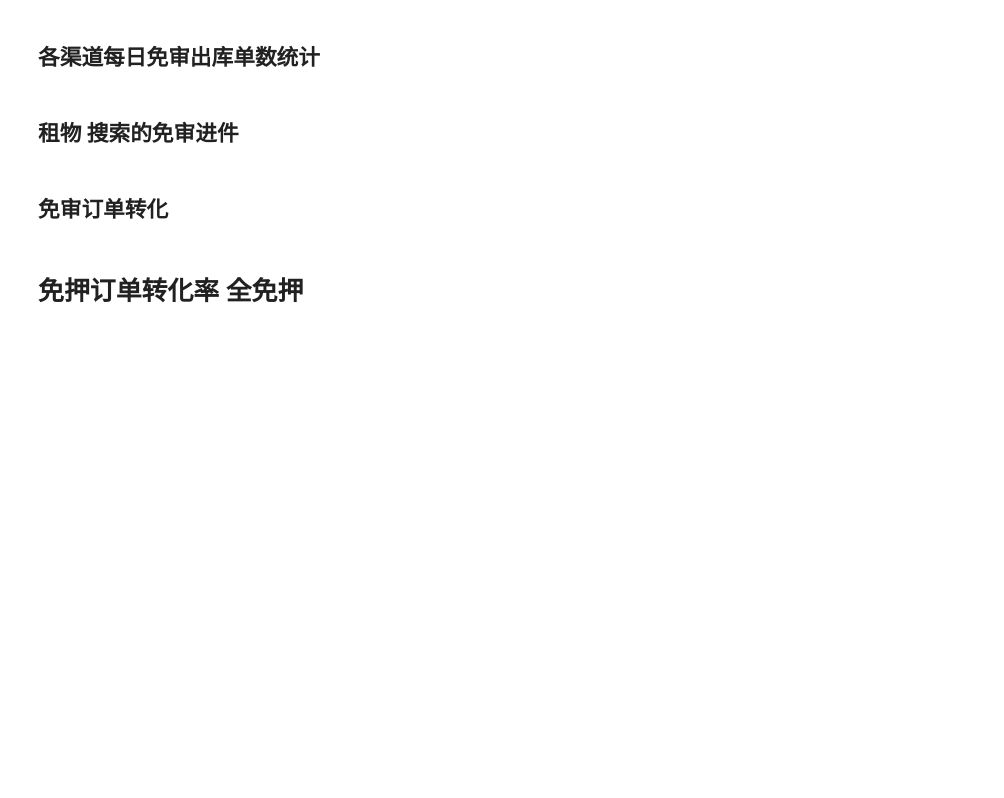
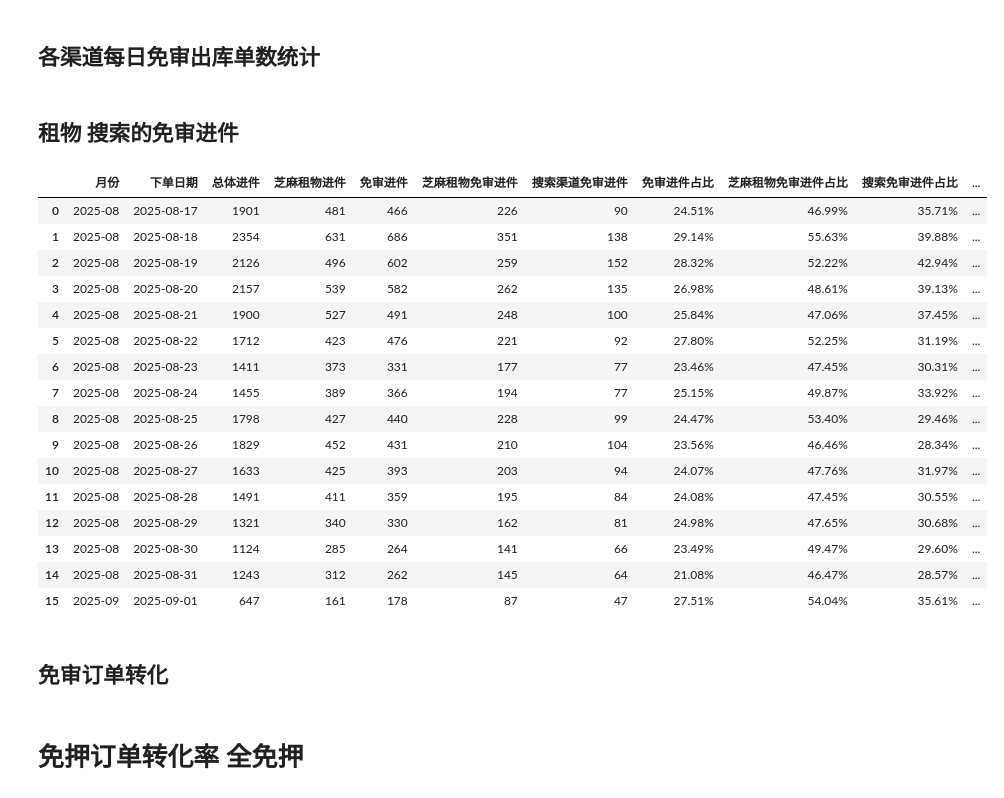
Before and after one commit to 1-2-3-ylc/data_analys, a Jupyter notebook: Daily_Tasks/日报数据-自动版.ipynb, the cells around one changed output. Drawn from its saved outputs; the diff is of its cells as text; code cells hidden in the pictures; blank space fills up the shorter version.

```diff
--- a/Daily_Tasks/日报数据-自动版.ipynb
+++ b/Daily_Tasks/日报数据-自动版.ipynb
@@ -755,34 +874,52 @@ df_ms_new = dfms_jj.copy()
 df_ms_new.insert(0, '月份', df_ms_new['下单日期'].astype(str).str.split('-').str[0]+'-'+df_ms_new['下单日期'].astype(str).str.split('-').str[1])
 df_ms_new.insert(2, '总体进件', df_all_new['进件数'])
 df_ms_new.insert(3, '芝麻租物进件', df_zm_group_new['进件数'])
 df_ms_new.insert(4, '免审进件', df_ms_group_new['进件数'])
 df_ms_new.loc[:, '免审进件占比'] = df_ms_new['免审进件'] / df_ms_new['总体进件']
 df_ms_new.loc[:, '免审进件占比'] = df_ms_new['免审进件占比'].apply(lambda x: format(x, '.2%'))
 df_ms_new.loc[:, '芝麻租物免审进件占比'] = df_ms_new['芝麻租物免审进件'] / df_ms_new['芝麻租物进件']
 df_ms_new.loc[:, '芝麻租物免审进件占比'] = df_ms_new['芝麻租物免审进件占比'].apply(lambda x: format(x, '.2%'))
 df_ms_new.loc[:, '搜索免审进件占比'] = df_ms_new['搜索渠道免审进件'] / df_ss_group_new['进件数']
 df_ms_new.loc[:, '搜索免审进件占比'] = df_ms_new['搜索免审进件占比'].apply(lambda x: format(x, '.2%'))
 df_ms_new.loc[:, '总体出库'] = df_all_new['出库（按下单时间）']
 df_ms_new.loc[:, '芝麻租物出库'] = df_zm_group_new['出库（按下单时间）']
 df_ms_new.loc[:, '免审出库'] = df_ms_group_new['出库']
 df_ms_new2 = pd.concat([df_ms_new, dfdfck_ck], axis=1)
 # df_ms_new2
 df_ms_new2.loc[:, '免审转化率'] = df_ms_new2['免审出库'] / df_ms_new2['免审进件']
 df_ms_new2.loc[:, '免审转化率'] = df_ms_new2['免审转化率'].apply(lambda x: format(x, '.2%'))
 df_ms_new2.loc[:, '免审出库占比'] = df_ms_new2['免审出库'] / df_ms_new2['总体出库']
 df_ms_new2.loc[:, '免审出库占比'] = df_ms_new2['免审出库占比'].apply(lambda x: format(x, '.2%'))
 df_ms_new2.loc[:, '芝麻租物免审出库占比'] = df_ms_new2['芝麻租物免审出库'] / df_ms_new2['芝麻租物出库']
 df_ms_new2.loc[:, '芝麻租物免审出库占比'] = df_ms_new2['芝麻租物免审出库占比'].apply(lambda x: format(x, '.2%'))
 df_ms_new2.loc[:, '搜索免审出库占比'] = df_ms_new2['搜索免审出库'] / df_ss_group_new['出库（按下单时间）']
 df_ms_new2.loc[:, '搜索免审出库占比'] = df_ms_new2['搜索免审出库占比'].apply(lambda x: format(x, '.2%'))
 df_ms_new2.loc[:, '机审通过'] = df_all_new['机审通过件']
 df_ms_new2.loc[:, '非免审进件'] = df_ms_new2['机审通过'] - df_ms_new2['免审进件']
 df_ms_new2.loc[:, '非免审出库'] = df_ms_new2['总体出库'] - df_ms_new2['免审出库']
 df_ms_new2.loc[:, '非免审转化率'] = df_ms_new2['非免审出库'] / df_ms_new2['非免审进件']
 df_ms_new2.loc[:, '非免审转化率'] = df_ms_new2['非免审转化率'].apply(lambda x: format(x, '.2%'))
 df_ms_new3 = pd.concat([df_ms_new2, df_ms_group_new], axis=1)
 # df_ms_new3.set_index('月份')
-# df_ms_new3
+df_ms_new3
+# %% [output]
+|  | 月份 | 下单日期 | 总体进件 | 芝麻租物进件 | 免审进件 | 芝麻租物免审进件 | 搜索渠道免审进件 | 免审进件占比 | 芝麻租物免审进件占比 | 搜索免审进件占比 | ... |
+| 0 | 2025-08 | 2025-08-17 | 1901 | 481 | 466 | 226 | 90 | 24.51% | 46.99% | 35.71% | ... |
+| 1 | 2025-08 | 2025-08-18 | 2354 | 631 | 686 | 351 | 138 | 29.14% | 55.63% | 39.88% | ... |
+| 2 | 2025-08 | 2025-08-19 | 2126 | 496 | 602 | 259 | 152 | 28.32% | 52.22% | 42.94% | ... |
+| 3 | 2025-08 | 2025-08-20 | 2157 | 539 | 582 | 262 | 135 | 26.98% | 48.61% | 39.13% | ... |
+| 4 | 2025-08 | 2025-08-21 | 1900 | 527 | 491 | 248 | 100 | 25.84% | 47.06% | 37.45% | ... |
+| 5 | 2025-08 | 2025-08-22 | 1712 | 423 | 476 | 221 | 92 | 27.80% | 52.25% | 31.19% | ... |
+| 6 | 2025-08 | 2025-08-23 | 1411 | 373 | 331 | 177 | 77 | 23.46% | 47.45% | 30.31% | ... |
+| 7 | 2025-08 | 2025-08-24 | 1455 | 389 | 366 | 194 | 77 | 25.15% | 49.87% | 33.92% | ... |
+| 8 | 2025-08 | 2025-08-25 | 1798 | 427 | 440 | 228 | 99 | 24.47% | 53.40% | 29.46% | ... |
+| 9 | 2025-08 | 2025-08-26 | 1829 | 452 | 431 | 210 | 104 | 23.56% | 46.46% | 28.34% | ... |
+| 10 | 2025-08 | 2025-08-27 | 1633 | 425 | 393 | 203 | 94 | 24.07% | 47.76% | 31.97% | ... |
+| 11 | 2025-08 | 2025-08-28 | 1491 | 411 | 359 | 195 | 84 | 24.08% | 47.45% | 30.55% | ... |
+| 12 | 2025-08 | 2025-08-29 | 1321 | 340 | 330 | 162 | 81 | 24.98% | 47.65% | 30.68% | ... |
+| 13 | 2025-08 | 2025-08-30 | 1124 | 285 | 264 | 141 | 66 | 23.49% | 49.47% | 29.60% | ... |
+| 14 | 2025-08 | 2025-08-31 | 1243 | 312 | 262 | 145 | 64 | 21.08% | 46.47% | 28.57% | ... |
+| 15 | 2025-09 | 2025-09-01 | 647 | 161 | 178 | 87 | 47 | 27.51% | 54.04% | 35.61% | ... |
 # %% [markdown]
 ## 免审订单转化
 # %%
```
Also changed, not shown: parts of 67 cells of this notebook, 26 other files.
